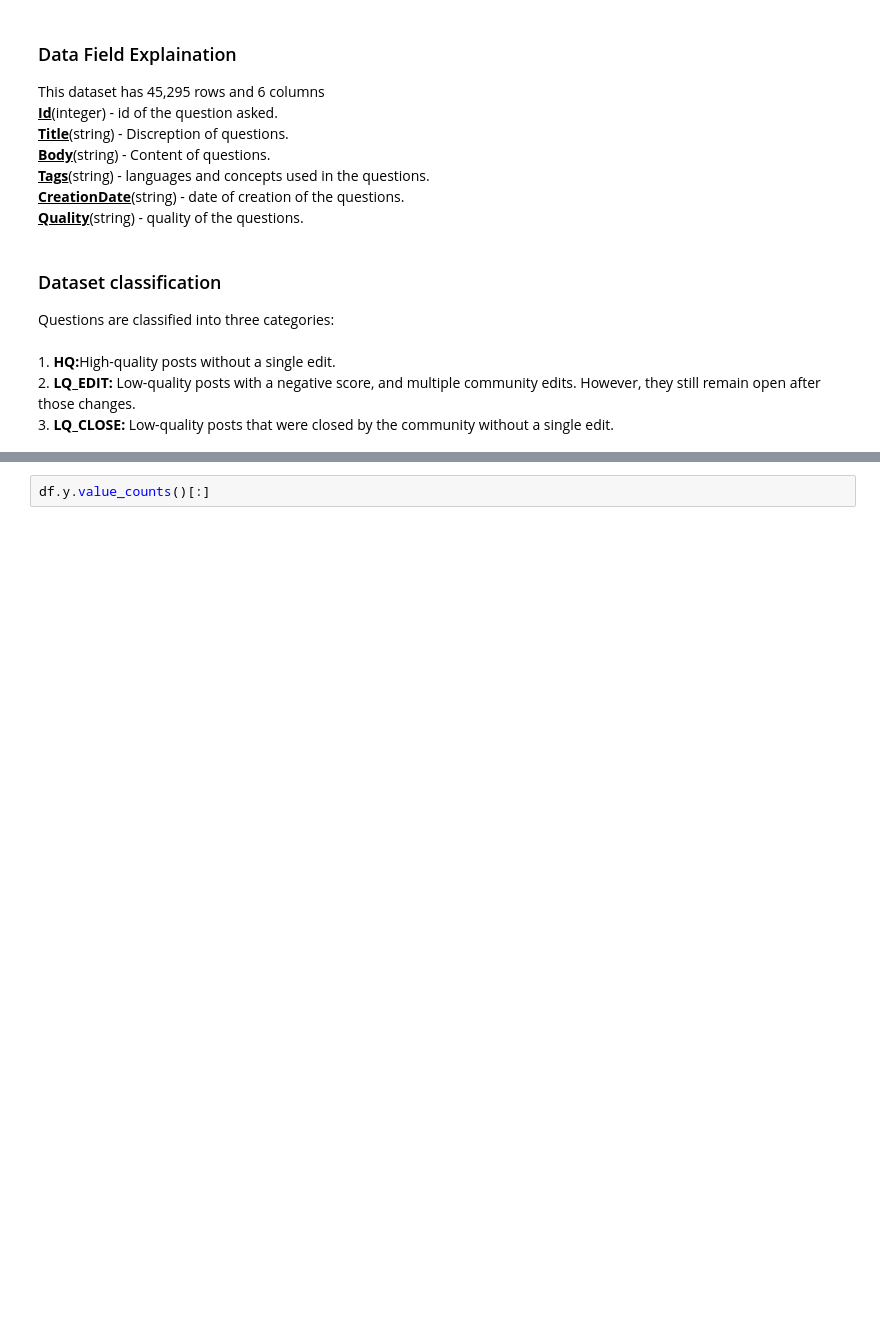
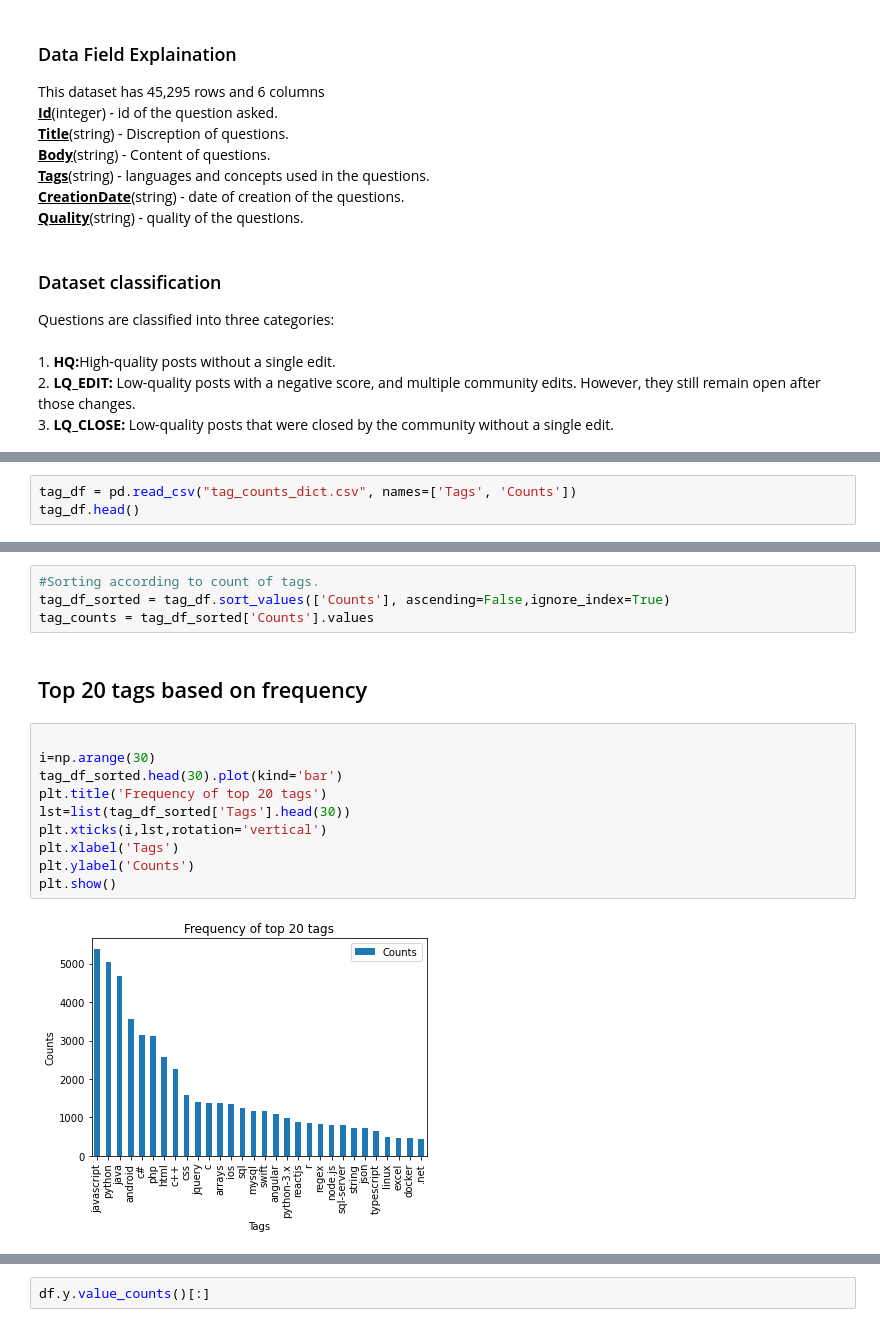
Before and after one commit to SiddharthS7/stackoverflow-questions-tag-analysis, a Jupyter notebook: script.ipynb, the cells around one changed output, grey strips where cells are left out. Cells and saved outputs as stored; diff of their text form; blank space fills up the shorter version.

```diff
--- a/script.ipynb
+++ b/script.ipynb
@@ -125,0 +159,3 @@ plt.show()
+# %%
+tag_df = pd.read_csv("tag_counts_dict.csv", names=['Tags', 'Counts'])
+tag_df.head()
@@ -125,0 +169,18 @@ plt.show()
+# %%
+#Sorting according to count of tags.
+tag_df_sorted = tag_df.sort_values(['Counts'], ascending=False,ignore_index=True)
+tag_counts = tag_df_sorted['Counts'].values
+# %% [markdown]
+<h2> Top 20 tags based on frequency</h2>
+# %%
+
+i=np.arange(30)
+tag_df_sorted.head(30).plot(kind='bar')
+plt.title('Frequency of top 20 tags')
+lst=list(tag_df_sorted['Tags'].head(30))
+plt.xticks(i,lst,rotation='vertical')
+plt.xlabel('Tags')
+plt.ylabel('Counts')
+plt.show()
+# %% [output]
+[figure, added]
```
Also changed, not shown: parts of 27 cells of this notebook, 2 other files.
